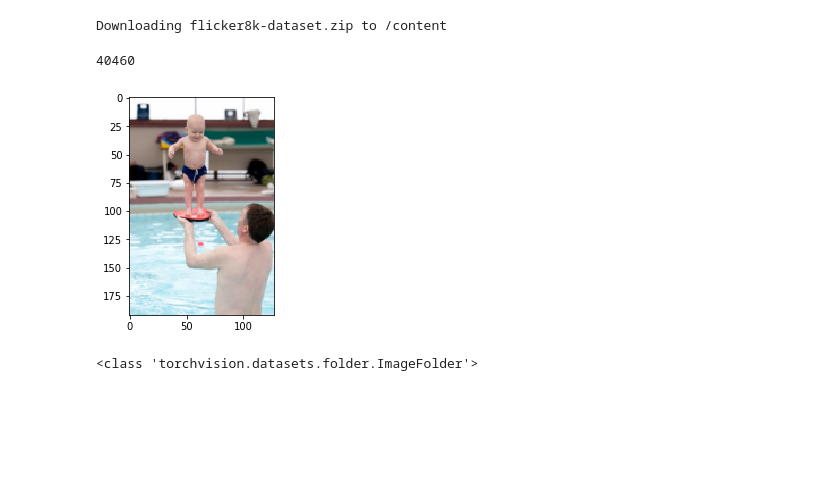
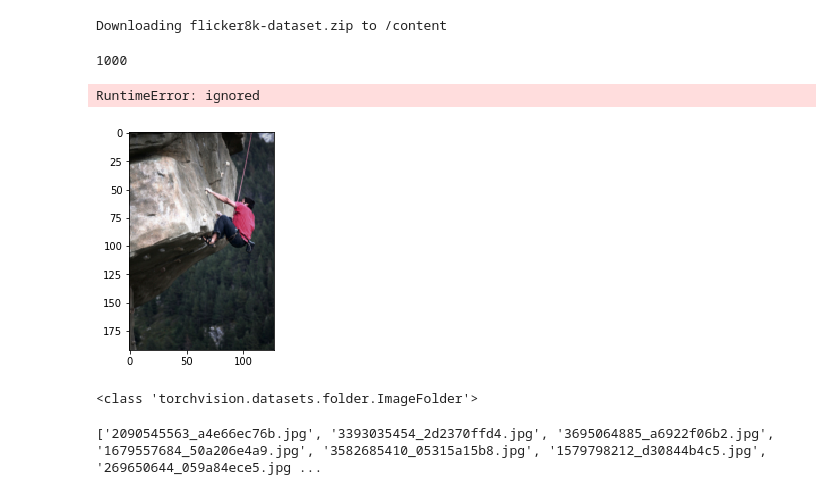
Before and after one commit to porter7678/image_caption_generator, a Jupyter notebook: image_caption_generator.ipynb, the cells around one changed output. Saved outputs shown, nothing was run; the diff lists cells and outputs as text; code cells hidden in the pictures; blank space fills up the shorter version.

Commit message:
Separate train and valid images

```diff
--- a/image_caption_generator.ipynb
+++ b/image_caption_generator.ipynb
@@ -55,14 +63,14 @@ Downloading flicker8k-dataset.zip to /content
 # Flickr_8k.devImages.txt - The list of development/validation images used in our experiments
 # Flickr_8k.testImages.txt - The list of test images used in our experiments
 #################################################################################################
+# 8091 images
 
+# with open('Flickr8k_text/Flickr_8k.testImages.txt', 'r') as f:
+#     lines = f.readlines()
 
-with open('Flickr8k_text/Flickr8k.token.txt', 'r') as f:
-    lines = f.readlines()
-
-print(len(lines))
+# print(len(lines))
 # %% [output]
-40460
+1000
 # %%
 def show_imgs(x, new_fig=True):
     '''
@@ -75,7 +83,9 @@ def show_imgs(x, new_fig=True):
         plt.figure()
     plt.imshow(grid.numpy())
 # %%
-root = 'Flickr8k_Dataset/'
+# This was all working great in case stuff below breaks everything
+
+root = 'Flickr8k_Dataset/Flicker8k_Dataset_train'
 
 # NOTE: Really unsure about this sizing
 img_size = 128
@@ -87,14 +97,16 @@ image_dataset = datasets.ImageFolder(root=root,
                                transforms.ToTensor(),
                                transforms.Normalize((0.5, 0.5, 0.5), (0.5, 0.5, 0.5)),
                            ]))
+# %% [output]
+RuntimeError: ignored
 # %%
-num = 4642
+num = 8090
 
 ix = num
 x, _ = image_dataset[ix]
 show_imgs(x)
 # %% [output]
-[figure, old version]
+[figure, new version]
 # %%
 class ImageCaptionDataset(Dataset):
     def __init__(self, root, train=True):
@@ -121,0 +143,4 @@ class ImageCaptionDataset(Dataset):
+# %%
+print(valid_img_names)
+# %% [output]
+['2090545563_a4e66ec76b.jpg', '3393035454_2d2370ffd4.jpg', '3695064885_a6922f06b2.jpg', '1679557684_50a206e4a9.jpg', '3582685410_05315a15b8.jpg', '1579798212_d30844b4c5.jpg', '269650644_059a84ece5.jpg ...
```
Also changed, not shown: parts of 5 cells of this notebook.
